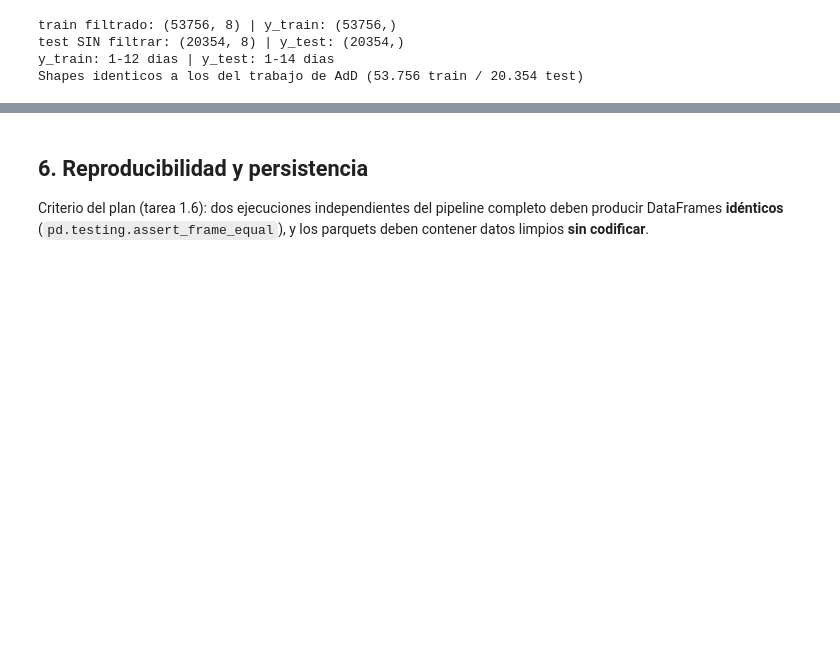
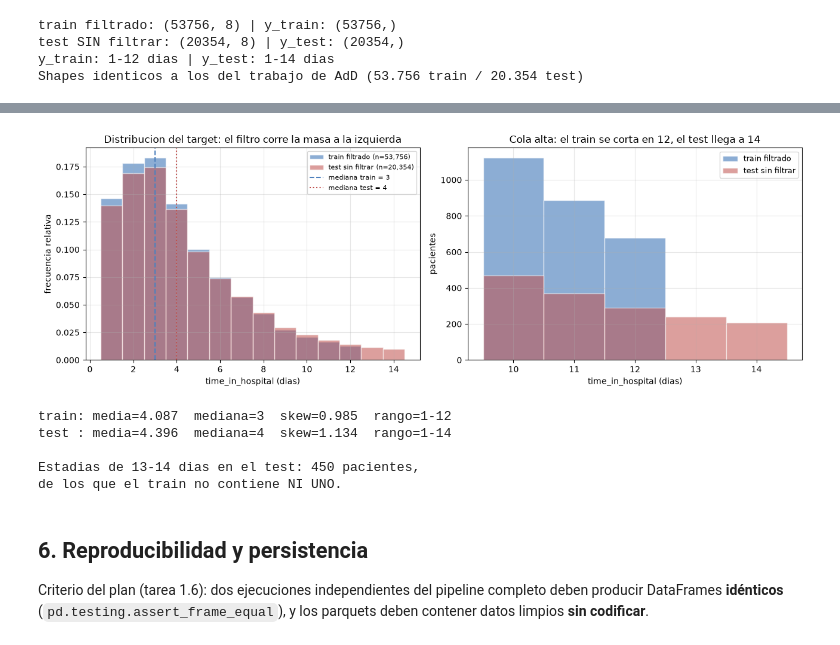
Before and after one commit to luffysoul/aprMaqI_TP_final, a Jupyter notebook: notebooks/01_dataset_preprocesamiento.ipynb, the cells around one changed output, grey strips where cells are left out. Saved outputs shown, nothing was run; the diff lists cells and outputs as text; code cells hidden in the pictures; blank space fills up the shorter version.

```diff
--- a/notebooks/01_dataset_preprocesamiento.ipynb
+++ b/notebooks/01_dataset_preprocesamiento.ipynb
@@ -134,3 +257,51 @@ Shapes identicos a los del trabajo de AdD (53.756 train / 20.354 test)
+# %%
+# --- Distribucion del target: train filtrado vs test sin filtrar ---
+import matplotlib.pyplot as plt
+
+fig, axes = plt.subplots(1, 2, figsize=(13, 4.5))
+bins = np.arange(0.5, 15.5, 1)
+
+axes[0].hist(y_train, bins=bins, density=True, alpha=0.65, color="#4f81bd",
+             edgecolor="white", label=f"train filtrado (n={len(y_train):,})")
+axes[0].hist(y_test, bins=bins, density=True, alpha=0.55, color="#c0504d",
+             edgecolor="white", label=f"test sin filtrar (n={len(y_test):,})")
+axes[0].axvline(y_train.median(), color="#4f81bd", linestyle="--",
+                label=f"mediana train = {y_train.median():.0f}")
+axes[0].axvline(y_test.median(), color="#c0504d", linestyle=":",
+                label=f"mediana test = {y_test.median():.0f}")
+axes[0].set_xlabel("time_in_hospital (dias)")
+axes[0].set_ylabel("frecuencia relativa")
+axes[0].set_title("Distribucion del target: el filtro corre la masa a la izquierda")
+axes[0].legend(fontsize=8)
+axes[0].grid(alpha=0.3)
+
+cola = np.arange(9.5, 15.5, 1)
+axes[1].hist(y_train, bins=cola, alpha=0.65, color="#4f81bd", edgecolor="white",
+             label="train filtrado")
+axes[1].hist(y_test, bins=cola, alpha=0.55, color="#c0504d", edgecolor="white",
+             label="test sin filtrar")
+axes[1].set_xlabel("time_in_hospital (dias)")
+axes[1].set_ylabel("pacientes")
+axes[1].set_title("Cola alta: el train se corta en 12, el test llega a 14")
+axes[1].legend(fontsize=9)
+axes[1].grid(alpha=0.3)
+
+plt.tight_layout(); plt.show()
+
+print(f"train: media={y_train.mean():.3f}  mediana={y_train.median():.0f}  "
+      f"skew={y_train.skew():.3f}  rango={y_train.min():.0f}-{y_train.max():.0f}")
+print(f"test : media={y_test.mean():.3f}  mediana={y_test.median():.0f}  "
+      f"skew={y_test.skew():.3f}  rango={y_test.min():.0f}-{y_test.max():.0f}")
+print()
+print(f"Estadias de 13-14 dias en el test: {int((y_test >= 13).sum()):,} pacientes,")
+print("de los que el train no contiene NI UNO.")
+# %% [output]
+[figure, added]
+train: media=4.087  mediana=3  skew=0.985  rango=1-12
+test : media=4.396  mediana=4  skew=1.134  rango=1-14
+
+Estadias de 13-14 dias en el test: 450 pacientes,
+de los que el train no contiene NI UNO.
 # %% [markdown]
 ## 6. Reproducibilidad y persistencia
 
```
Also changed, not shown: parts of 7 cells of this notebook, 17 other files.
